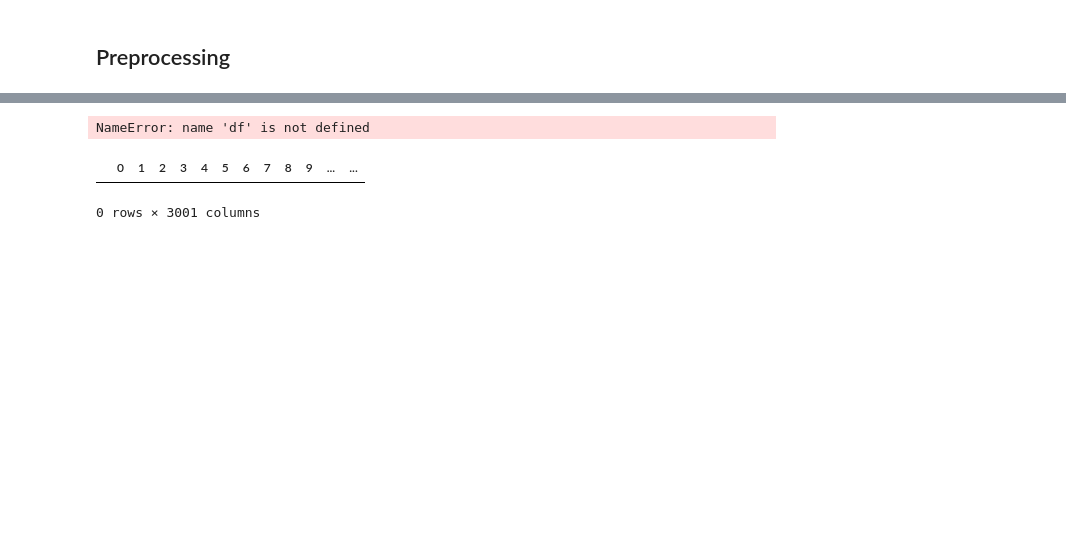
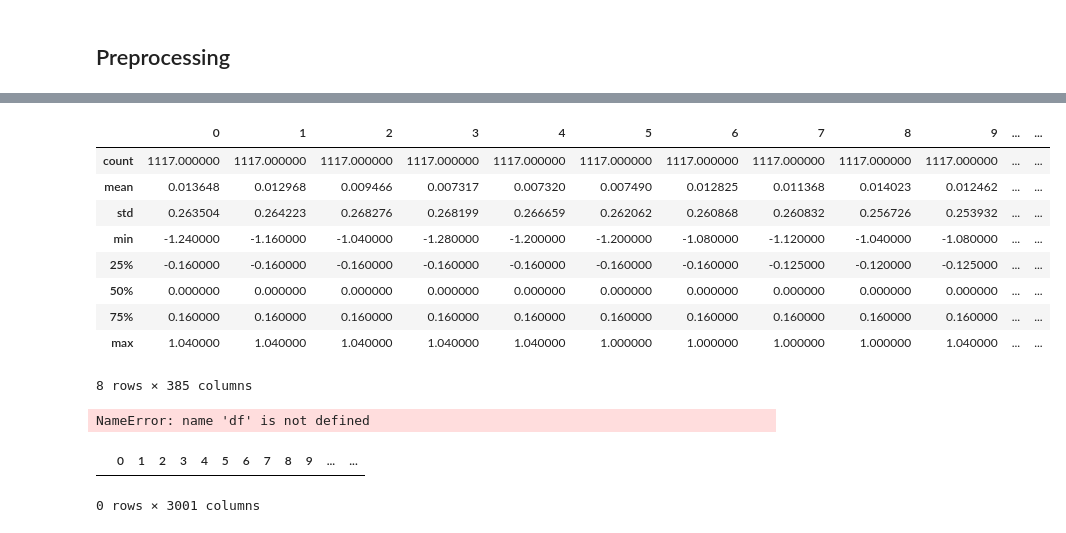
Before and after one commit to nemesszili/gaitmaster, a Jupyter notebook: notebooks/OneClassSVM.ipynb, the cells around one changed output, grey strips where cells are left out. Cells and saved outputs as stored; diff of their text form; code cells hidden in the pictures; blank space fills up the shorter version.

```diff
--- a/notebooks/OneClassSVM.ipynb
+++ b/notebooks/OneClassSVM.ipynb
@@ -53,3 +53,41 @@ def session_to_dataframe(session):
                 i += 1
 
     return df
+# %%
+RAW_PATH = 'data/raw/'
+
+def raw_to_dataframe(session):
+    def split_to_cycles(rec, lims):
+        return [rec[lims[idx]:lims[idx + 1]] for idx in range(0, len(lims) - 2)]
+
+    df = pd.DataFrame(columns=range(3 * 128 + 1))
+    print(Path(RAW_PATH + session))
+    print(list(Path(RAW_PATH + session).glob('subj_*')))
+
+    i = 0
+    for subj in Path(basePath + session).glob('subj_*'):
+        print(subj)
+        for rec in subj.glob('*'):
+            with open(rec.joinpath('3.txt')) as f:
+                # read the content of the file
+                lines = list(map(lambda line: [float(x) for x in line.strip().split(',')], f.readlines()))
+
+                # select only relevant portion of the recording and generate cycles
+                cycles = range(128, len(lines[0]), 128)
+                lines = list(map(lambda x: split_to_cycles(x, cycles), lines))
+
+                # select label of measurement
+                label = int(subj.name.split('_')[1])
+
+                for cycle in range(len(lines[0])):
+                    l = []
+                    for line in range(len(lines)):
+                        l.extend(lines[line][cycle])
+                    l.append(label)
+                    df.loc[i] = l
+                    i += 1
+
+    return df
+# %%
+df_s0 = raw_to_dataframe('session_0')
+df_s0.head()
@@ -56,3 +119,16 @@ def session_to_dataframe(session):
+# %%
+df_s0.describe()
+# %% [output]
+|  | 0 | 1 | 2 | 3 | 4 | 5 | 6 | 7 | 8 | 9 | ... | ... |
+| count | 1117.000000 | 1117.000000 | 1117.000000 | 1117.000000 | 1117.000000 | 1117.000000 | 1117.000000 | 1117.000000 | 1117.000000 | 1117.000000 | ... | ... |
+| mean | 0.013648 | 0.012968 | 0.009466 | 0.007317 | 0.007320 | 0.007490 | 0.012825 | 0.011368 | 0.014023 | 0.012462 | ... | ... |
+| std | 0.263504 | 0.264223 | 0.268276 | 0.268199 | 0.266659 | 0.262062 | 0.260868 | 0.260832 | 0.256726 | 0.253932 | ... | ... |
+| min | -1.240000 | -1.160000 | -1.040000 | -1.280000 | -1.200000 | -1.200000 | -1.080000 | -1.120000 | -1.040000 | -1.080000 | ... | ... |
+| 25% | -0.160000 | -0.160000 | -0.160000 | -0.160000 | -0.160000 | -0.160000 | -0.160000 | -0.125000 | -0.120000 | -0.125000 | ... | ... |
+| 50% | 0.000000 | 0.000000 | 0.000000 | 0.000000 | 0.000000 | 0.000000 | 0.000000 | 0.000000 | 0.000000 | 0.000000 | ... | ... |
+| 75% | 0.160000 | 0.160000 | 0.160000 | 0.160000 | 0.160000 | 0.160000 | 0.160000 | 0.160000 | 0.160000 | 0.160000 | ... | ... |
+| max | 1.040000 | 1.040000 | 1.040000 | 1.040000 | 1.040000 | 1.000000 | 1.000000 | 1.000000 | 1.000000 | 1.040000 | ... | ... |
+8 rows × 385 columns
 # %%
 df.to_csv('full_rec.csv', sep='\t', encoding='utf-8')
 # %% [output]
```
Also changed, not shown: parts of 1 cell of this notebook, 11 other files.
